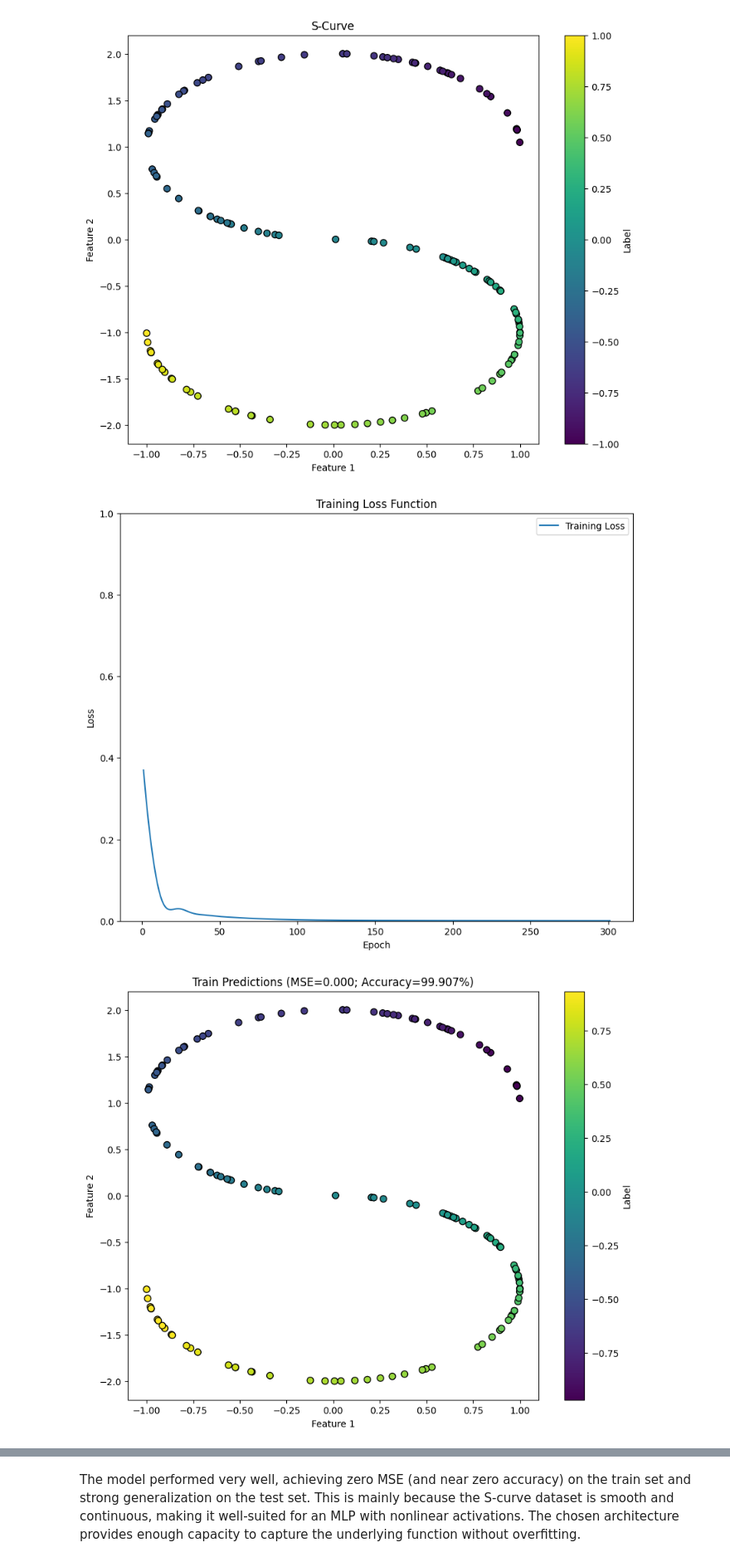
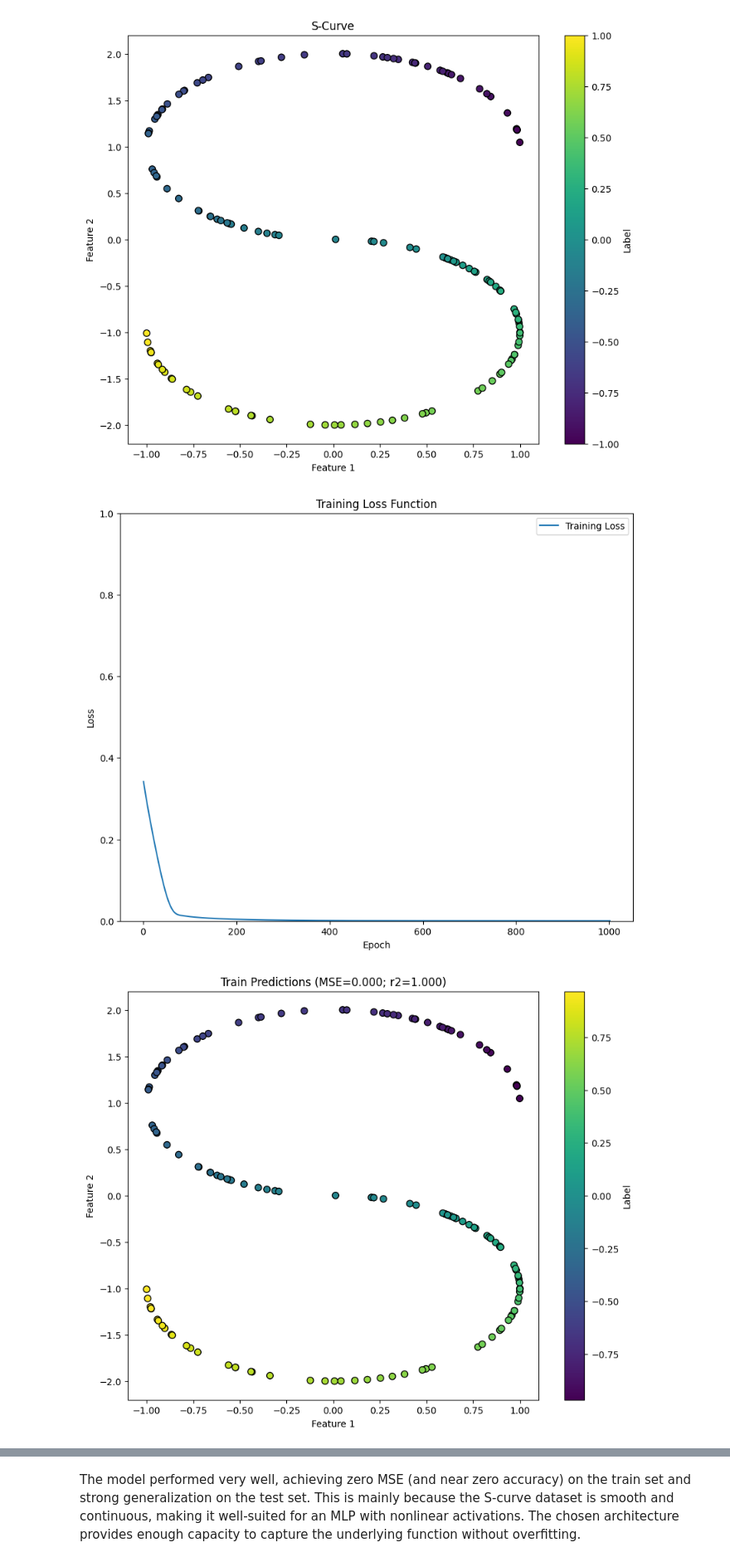
Before and after one commit to JonathanZmora/IntroToDeepLearning, a Jupyter notebook: DL_HW1_I.ipynb, the cells around one changed output, grey strips where cells are left out. Shown at 83% size. Drawn from its saved outputs; the diff is of its cells as text; code cells hidden in the pictures.

Commit message:
ans for EX7 + refact in EX6 (using same model)

```diff
--- a/DL_HW1_I.ipynb
+++ b/DL_HW1_I.ipynb
@@ -623,14 +623,14 @@ def evaluate_model_mse(model, X, y):
 # %%
 ### Additional plotting functions ###
 def plot_s_curve_train_test(X_train, y_train_pred, train_mse,
-                                 train_accuracy, X_test, y_test_pred, test_mse,
-                                 test_accuracy, train_title, test_title):
+                                 train_r2, X_test, y_test_pred, test_mse,
+                                 test_r2, train_title, test_title):
     # train plot
     plot_s_curve(
         X_train,
         y_train_pred,
         title=f"Train Predictions (MSE={train_mse:.3f};" +
-                f" Accuracy={100 * train_accuracy:.3f}%)"
+                f" r2={train_r2:.3f})"
     )
 
     # test plot
@@ -638,8 +638,16 @@ def plot_s_curve_train_test(X_train, y_train_pred, train_mse,
         X_test,
         y_test_pred,
         title=f"Test Predictions (MSE={test_mse:.3f};" +
-                f" Accuracy={100 * test_accuracy:.3f}%)"
+                f" r2={test_r2:.3f})"
     )
+
+def plot_spiral_train_test(X_train, y_train_pred, train_mse, train_r2,
+                           X_test, y_test_pred, test_mse, test_r2):
+    plot_spiral(X_train, y_train_pred, title=f"Train Predictions" +
+                f"(MSE={train_mse:.3f}; r2={train_r2:.3f})")
+
+    plot_spiral(X_test, y_test_pred, title=f"Test Predictions" +
+                f"(MSE={test_mse:.3f}; r2={test_r2:.3f})")
 # %% [markdown]
 ## EX6
 # %%
@@ -658,47 +666,49 @@ plot_s_curve(X_train, y_train)
 # %%
 ### Your code goes here ####
 X_train_tensor, y_train_tensor = preprocess_regression_data(X_train, y_train)
 X_test_tensor, y_test_tensor = preprocess_regression_data(X_test, y_test)
 
 # hidden was chosen arbitrarily
 input_size = 2
-hidden_size = 64
+hidden_size = 128
 output_size = 1
 
-model = nn.Sequential(
+regression_model_2d = nn.Sequential(
     nn.Linear(input_size, hidden_size),
+    nn.ReLU(),
+    nn.Linear(hidden_size, hidden_size),
     nn.ReLU(),
     nn.Linear(hidden_size, hidden_size),
     nn.ReLU(),
     nn.Linear(hidden_size, output_size)
 ).to(device)
 criterion = nn.MSELoss()
 
 # was chosen arbitrarily
-lr = 0.001
-num_epochs = 300
+lr = 0.0001
+num_epochs = 1_000
 
-optimizer = optim.Adam(model.parameters(), lr)
+optimizer = optim.Adam(regression_model_2d.parameters(), lr)
 
-model, train_losses = train(
-    model, X_train_tensor, y_train_tensor, num_epochs, optimizer, criterion)
+regression_model_2d, train_losses = train(
+    regression_model_2d, X_train_tensor, y_train_tensor, num_epochs, optimizer, criterion)
 
-y_test_pred, test_accuracy = evaluate_regression(
-    model, X_test_tensor, y_test_tensor)
-test_mse = evaluate_model_mse(model, X_test_tensor, y_test_tensor)
+y_test_pred, test_r2 = evaluate_regression(
+    regression_model_2d, X_test_tensor, y_test_tensor)
+test_mse = evaluate_model_mse(regression_model_2d, X_test_tensor, y_test_tensor)
 
-y_train_pred, train_accuracy = evaluate_regression(
-    model, X_train_tensor, y_train_tensor)
-train_mse = evaluate_model_mse(model, X_train_tensor, y_train_tensor)
+y_train_pred, train_r2 = evaluate_regression(
+    regression_model_2d, X_train_tensor, y_train_tensor)
+train_mse = evaluate_model_mse(regression_model_2d, X_train_tensor, y_train_tensor)
 
 plot_loss(train_losses)
 
 plot_s_curve_train_test(
-    X_train, y_train_pred, train_mse, train_accuracy,
-    X_test, y_test_pred, test_mse, test_accuracy,
+    X_train, y_train_pred, train_mse, train_r2,
+    X_test, y_test_pred, test_mse, test_r2,
     "S-Curve Train",
     "S-Curve Test"
 )
 # %% [output]
-[figure, old version]
+[figure, new version]
-[figure, old version]
+[figure, new version]
```
Also changed, not shown: parts of 5 cells of this notebook.
